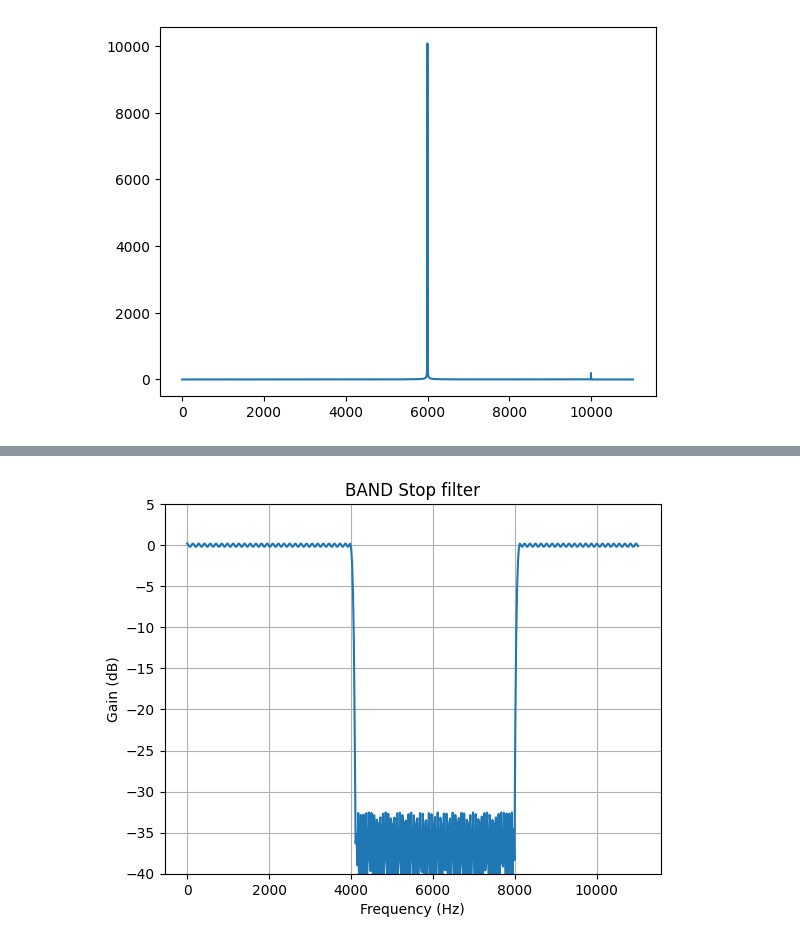
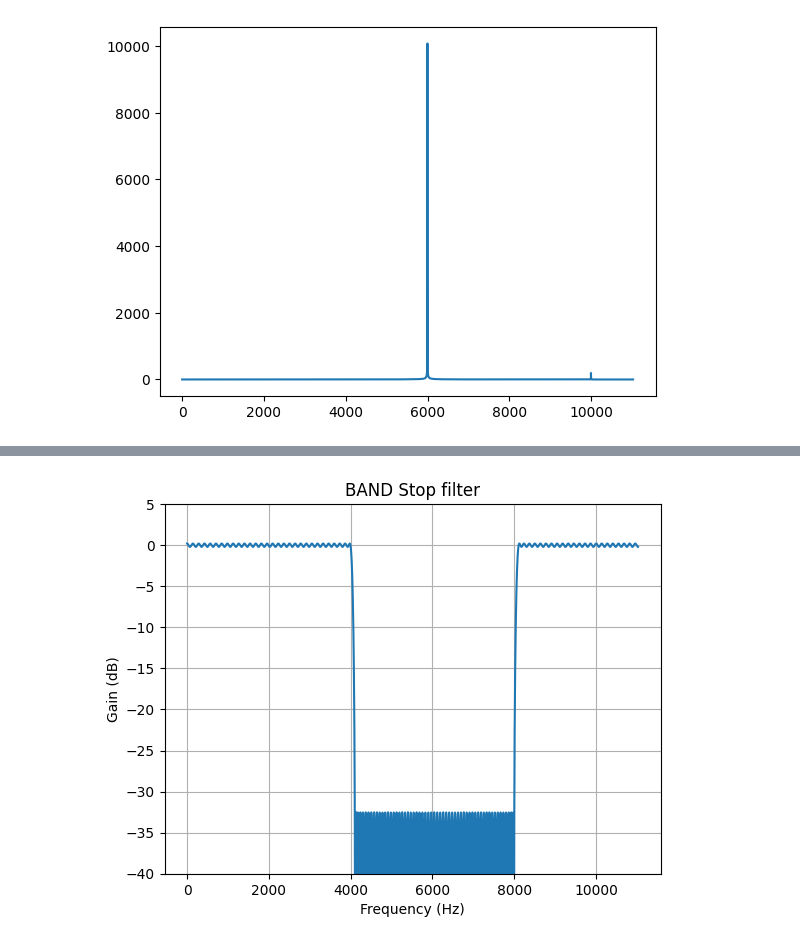
Before and after one commit to ParasKore2003/DSP, a Jupyter notebook: lab7.ipynb, the cells around one changed output, grey strips where cells are left out. Saved outputs shown, nothing was run; the diff lists cells and outputs as text; code cells hidden in the pictures.

```diff
--- a/lab7.ipynb
+++ b/lab7.ipynb
@@ -91,6 +84,6 @@ plt.plot(np.fft.fft(output2))
 # %%
 taps3 = remez(length,li2,[1,0,1],fs=freq_sam)
-w3,h3 = freqz(taps3,[1],fs=freq_sam)
+w3,h3 = freqz(taps3,[1], worN= 11025,fs=freq_sam)
 plot_response(w3,h3,"BAND Stop filter")
 # %% [output]
-[figure, old version]
+[figure, new version]
```
Also changed, not shown: parts of 9 cells of this notebook.
